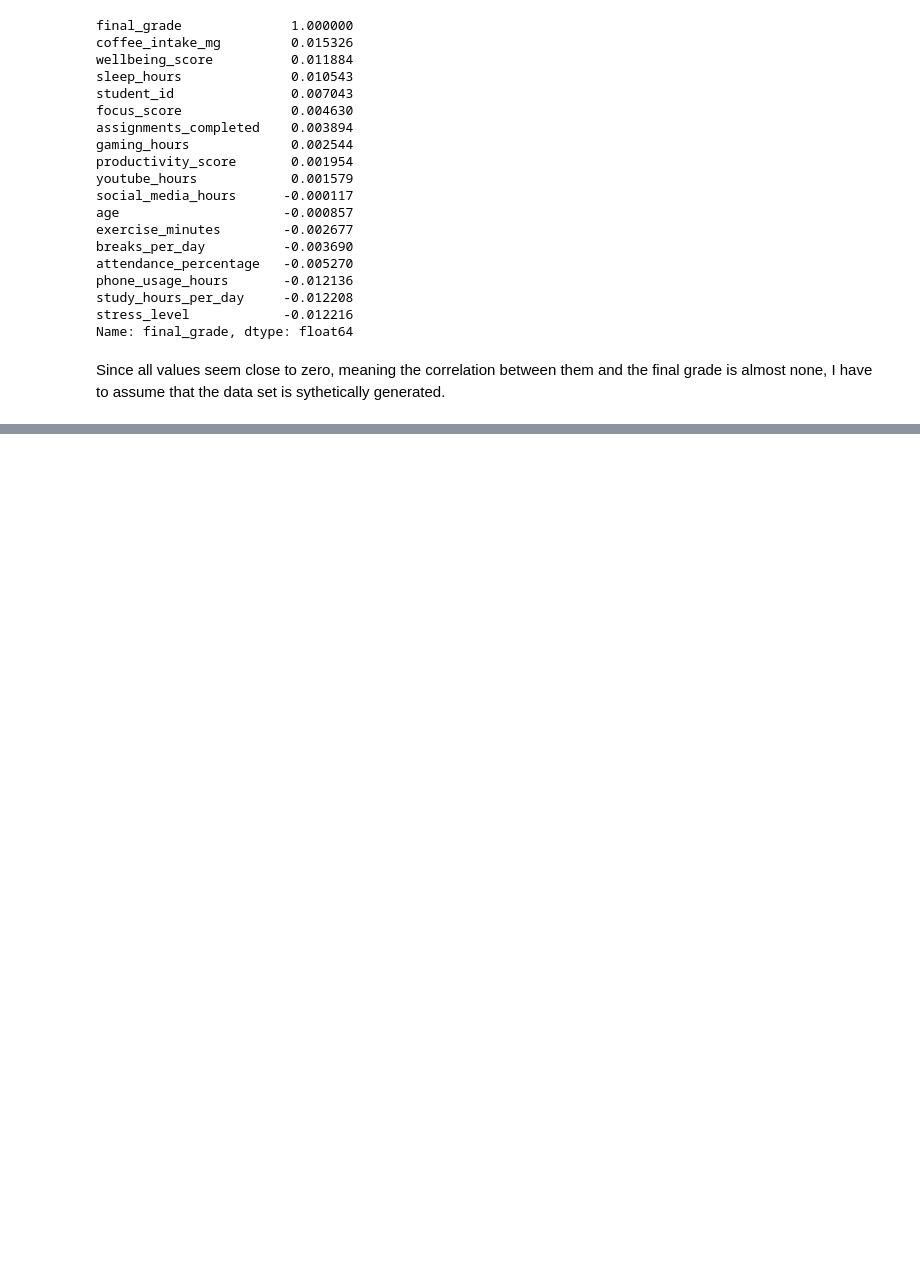
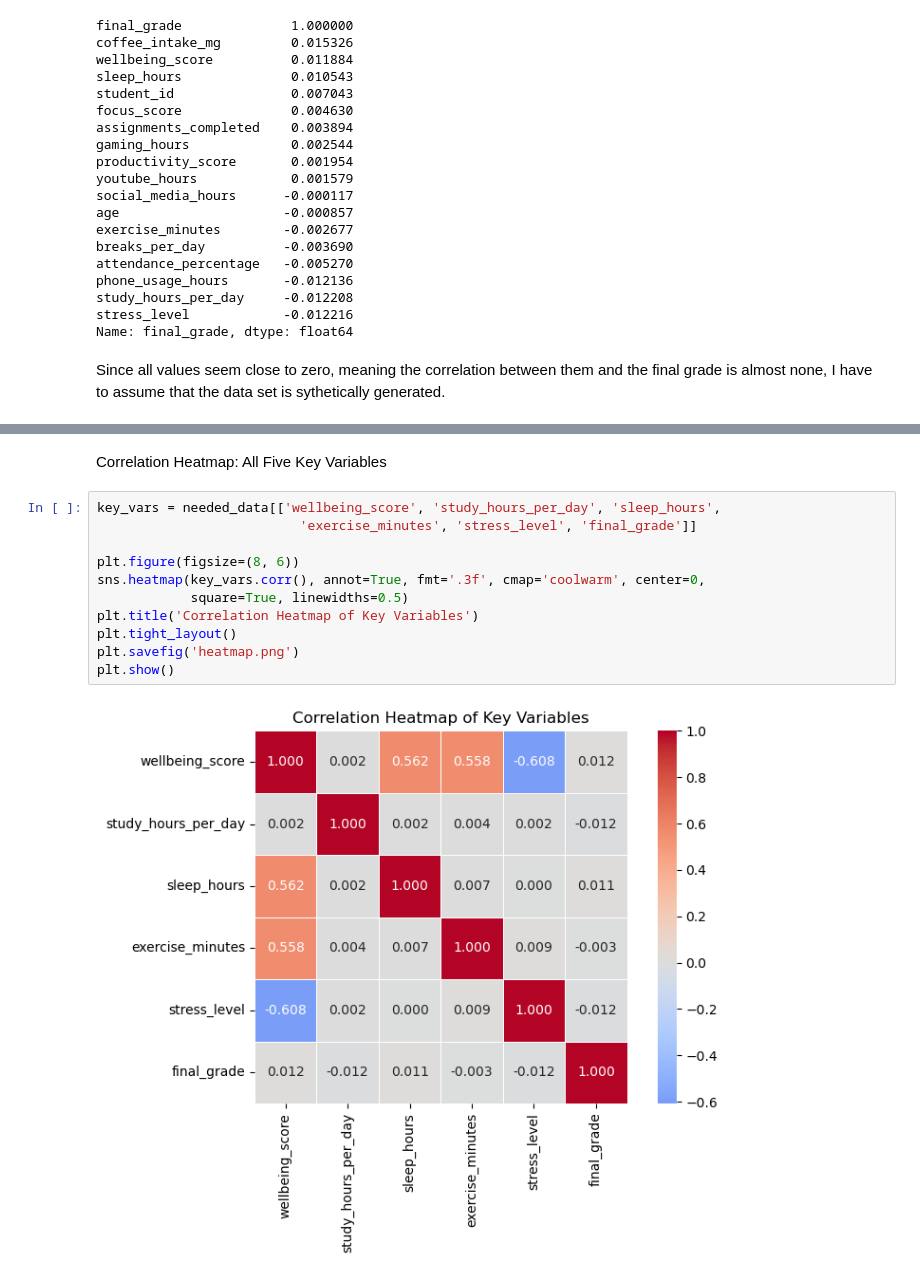
Before and after one commit to emmalaur/wellbeing, a Jupyter notebook: student-wellbeing/analysis.ipynb, the cells around one changed output, grey strips where cells are left out. Saved outputs shown, nothing was run; the diff lists cells and outputs as text; blank space fills up the shorter version.

```diff
--- a/student-wellbeing/analysis.ipynb
+++ b/student-wellbeing/analysis.ipynb
@@ -187,0 +235,15 @@ Since all values seem close to zero, meaning the correlation between them and th
+# %% [markdown]
+Correlation Heatmap: All Five Key Variables
+# %%
+key_vars = needed_data[['wellbeing_score', 'study_hours_per_day', 'sleep_hours',
+                          'exercise_minutes', 'stress_level', 'final_grade']]
+
+plt.figure(figsize=(8, 6))
+sns.heatmap(key_vars.corr(), annot=True, fmt='.3f', cmap='coolwarm', center=0,
+            square=True, linewidths=0.5)
+plt.title('Correlation Heatmap of Key Variables')
+plt.tight_layout()
+plt.savefig('heatmap.png')
+plt.show()
+# %% [output]
+[figure, added]
```
Also changed, not shown: parts of 9 cells of this notebook, 4 other files.
